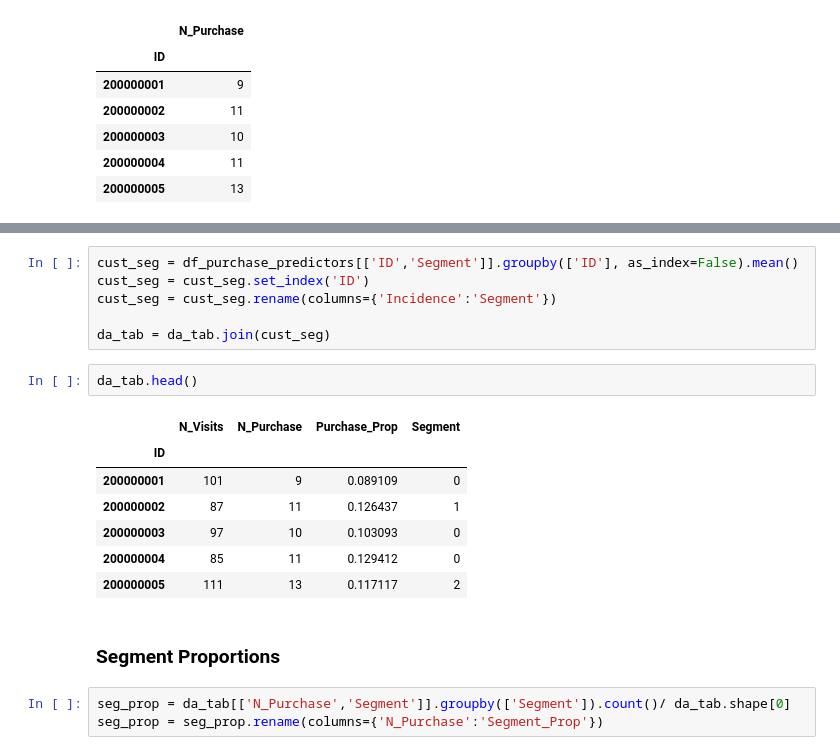
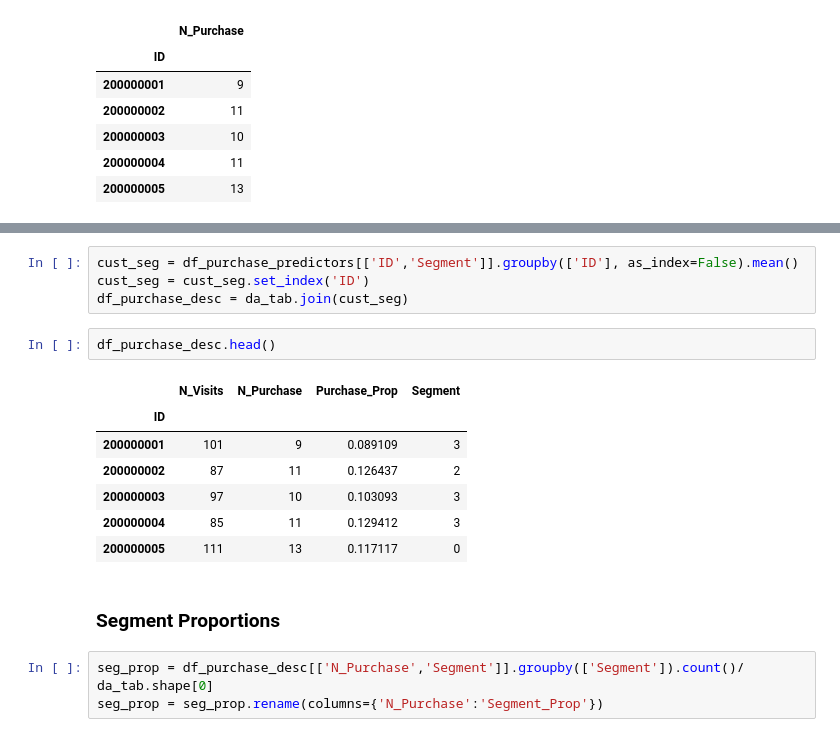
Before and after one commit to addds03/Customer-Analytics, a Jupyter notebook: Customer Analytics/Purchase Analytics.ipynb, the cells around one changed output, grey strips where cells are left out. Drawn from its saved outputs; the diff is of its cells as text.

```diff
--- a/Customer Analytics/Purchase Analytics.ipynb
+++ b/Customer Analytics/Purchase Analytics.ipynb
@@ -108,21 +108,19 @@ da_tab.head()
 # %%
 cust_seg = df_purchase_predictors[['ID','Segment']].groupby(['ID'], as_index=False).mean()
 cust_seg = cust_seg.set_index('ID')
-cust_seg = cust_seg.rename(columns={'Incidence':'Segment'})
-
-da_tab = da_tab.join(cust_seg)
+df_purchase_desc = da_tab.join(cust_seg)
 # %%
-da_tab.head()
+df_purchase_desc.head()
 # %% [output]
 |  | N_Visits | N_Purchase | Purchase_Prop | Segment |
 | ID |  |  |  |  |
-| 200000001 | 101 | 9 | 0.089109 | 0 |
-| 200000002 | 87 | 11 | 0.126437 | 1 |
-| 200000003 | 97 | 10 | 0.103093 | 0 |
-| 200000004 | 85 | 11 | 0.129412 | 0 |
-| 200000005 | 111 | 13 | 0.117117 | 2 |
+| 200000001 | 101 | 9 | 0.089109 | 3 |
+| 200000002 | 87 | 11 | 0.126437 | 2 |
+| 200000003 | 97 | 10 | 0.103093 | 3 |
+| 200000004 | 85 | 11 | 0.129412 | 3 |
+| 200000005 | 111 | 13 | 0.117117 | 0 |
 # %% [markdown]
 ### Segment Proportions
 # %%
-seg_prop = da_tab[['N_Purchase','Segment']].groupby(['Segment']).count()/ da_tab.shape[0]
+seg_prop = df_purchase_desc[['N_Purchase','Segment']].groupby(['Segment']).count()/ da_tab.shape[0]
 seg_prop = seg_prop.rename(columns={'N_Purchase':'Segment_Prop'})
```
Also changed, not shown: parts of 11 cells of this notebook.
